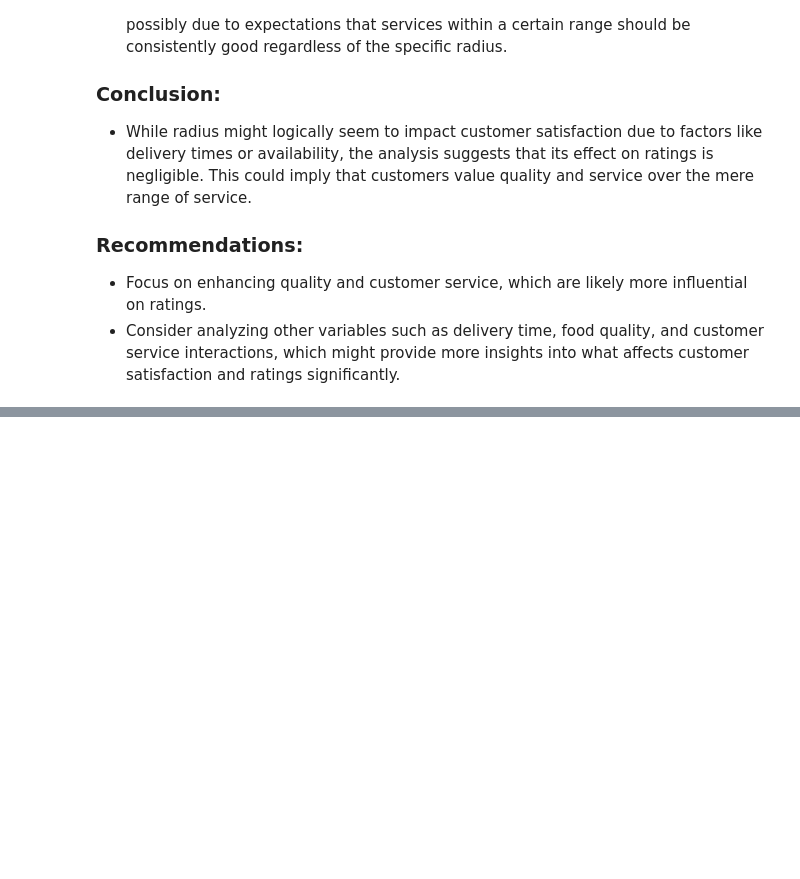
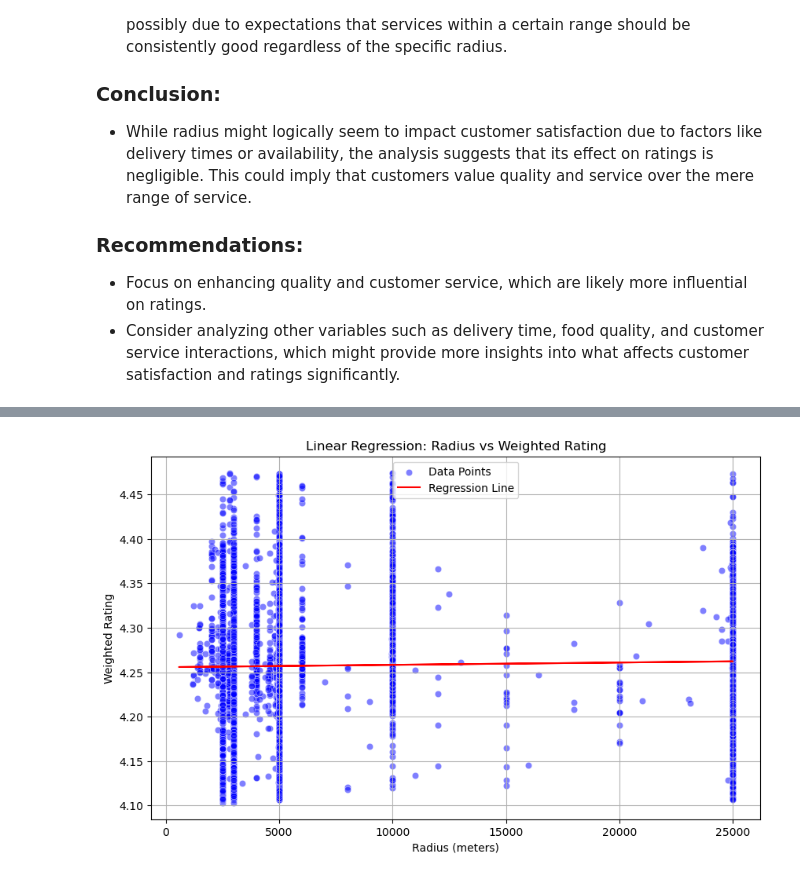
Before and after one commit to KCCHONG1997/ntu-grabsg-datasci-miniproject, a Jupyter notebook: Data Analysis.ipynb, the cells around one changed output, grey strips where cells are left out. Cells and saved outputs as stored; diff of their text form; code cells hidden in the pictures; blank space fills up the shorter version.

```diff
--- a/Data Analysis.ipynb
+++ b/Data Analysis.ipynb
@@ -614,0 +657,16 @@ slope_radius, intercept_radius, mse_radius, r_squared_radius
+# %%
+import numpy as np
+
+# Plotting the scatter plot and the regression line
+plt.figure(figsize=(10, 6))
+sns.scatterplot(x='radius', y='weighted_rating', data=data_delivery_cleaned, color='blue', alpha=0.5, label='Data Points')
+plt.plot(X_radius, y_pred_radius, color='red', label='Regression Line')  # Plot the regression line
+
+plt.title('Linear Regression: Radius vs Weighted Rating')
+plt.xlabel('Radius (meters)')
+plt.ylabel('Weighted Rating')
+plt.legend()
+plt.grid(True)
+plt.show()
+# %% [output]
+[figure, added]
```
Also changed, not shown: parts of 25 cells of this notebook.
